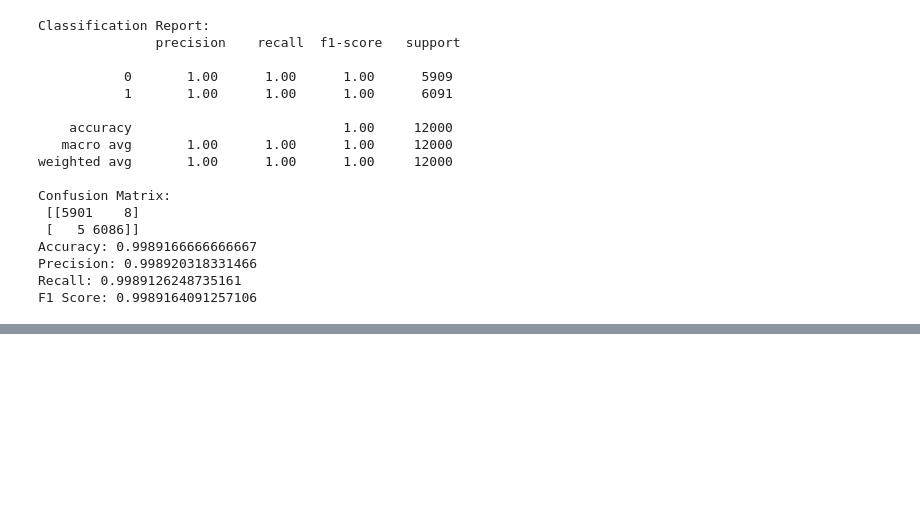
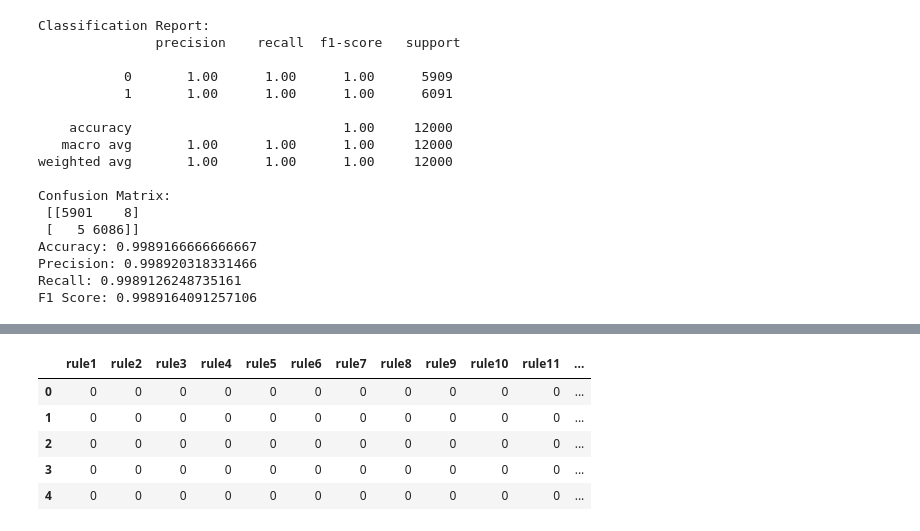
Before and after one commit to YaoDeTsai/fraud-detection-E.SUN, a Jupyter notebook: model/model_cessing.ipynb, the cells around one changed output, grey strips where cells are left out. Saved outputs shown, nothing was run; the diff lists cells and outputs as text; code cells hidden in the pictures; blank space fills up the shorter version.

```diff
--- a/model/model_cessing.ipynb
+++ b/model/model_cessing.ipynb
@@ -362,0 +367,3 @@ F1 Score: 0.9989164091257106
+# %%
+import wittgenstein as lw
+new_data = pd.read_csv("/Users/linyinghsiao/Downloads/sampled_data.csv")
@@ -362,0 +387,88 @@ F1 Score: 0.9989164091257106
+# %%
+# 根据提供的规则来创建新特征
+
+# 首先定义一系列的函数，每个函数对应一个规则
+def rule1(row):
+    return 1 if (61.0 <= row['stocn'] <= 126.0 and row['stscd'] == 1.0 and row['ecfg'] == 1) else 0
+
+def rule2(row):
+    return 1 if (61.0 <= row['stocn'] <= 126.0 and row['mchno'] == '45b6cb170af96950ffd009b6275bb22f5f5b052687d2379ecfa65f72b079a97c' and 2678.0 <= row['csmam'] <= 3047.0) else 0
+
+def rule3(row):
+    return 1 if (61.0 <= row['stocn'] <= 126.0 and 6911.0 <= row['scity'] <= 10300.0 and 323.0 <= row['mcc'] <= 324.0 and 890.0 <= row['conam'] <= 1350.0) else 0
+
+def rule4(row):
+    return 1 if (61.0 <= row['stocn'] <= 126.0 and 6911.0 <= row['scity'] <= 10300.0 and 1322.0 <= row['csmam'] <= 2678.0 and 323.0 <= row['mcc'] <= 324.0) else 0
+
+def rule5(row):
+    return 1 if (61.0 <= row['stocn'] <= 126.0 and 6911.0 <= row['scity'] <= 10300.0 and 786.8 <= row['csmam'] <= 1322.0) else 0
+
+def rule6(row):
+    return 1 if (61.0 <= row['stocn'] <= 126.0 and 6911.0 <= row['scity'] <= 10300.0) else 0
+
+def rule7(row):
+    return 1 if row['stscd'] == 1.0 else 0
+
+def rule8(row):
+    return 1 if (42.0 <= row['stocn'] <= 54.0 and row['mchno'] == 'bb7a4d0172198ec0babadfb60375755d66543372e4c1a1f7c2bb2e045401d41f' and 1350.0 <= row['conam'] <= 2600.0) else 0
+
+
+def rule9(row):
+    return 1 if (61.0 <= row['stocn'] <= 126.0 and 66.0 <= row['csmcu'] <= 68.0 and row['ecfg'] == 1 and 2990.0 <= row['conam'] <= 8546.82) else 0
+
+def rule10(row):
+    return 1 if (42.0 <= row['stocn'] <= 54.0 and row['csmam'] > 3047.0 and row['flg_3dsmk'] == 0 and 10300.0 <= row['scity'] <= 11170.0) else 0
+
+def rule11(row):
+    return 1 if (61.0 <= row['stocn'] <= 126.0 and 4662.0 <= row['scity'] <= 6911.0 and row['acqic'] == 'e084955bf377ded80e61579a6c89e1df891fdb7d8358554fa5136950584a3b33') else 0
+
+def rule12(row):
+    return 1 if (42.0 <= row['stocn'] <= 54.0 and 379.0 <= row['mcc'] <= 406.0 and 45.0 <= row['locdt'] <= 50.0) else 0
+
+def rule13(row):
+    return 1 if (42.0 <= row['stocn'] <= 54.0 and 379.0 <= row['mcc'] <= 406.0 and 20.0 <= row['csmam'] <= 75.0) else 0
+
+def rule14(row):
+    return 1 if (42.0 <= row['stocn'] <= 54.0 and row['scity'] > 15955.0) else 0
+
+def rule15(row):
+    return 1 if (61.0 <= row['stocn'] <= 126.0 and 66.0 <= row['csmcu'] <= 68.0 and row['ecfg'] == 1 and row['conam'] < 45.0) else 0
+
+def rule16(row):
+    return 1 if (61.0 <= row['stocn'] <= 126.0 and 66.0 <= row['csmcu'] <= 68.0 and row['conam'] > 8546.82) else 0
+
+def rule17(row):
+    return 1 if (42.0 <= row['stocn'] <= 54.0 and row['mchno'] == 'bb7a4d0172198ec0babadfb60375755d66543372e4c1a1f7c2bb2e045401d41f') else 0
+
+def rule18(row):
+    return 1 if (61.0 <= row['stocn'] <= 126.0 and 66.0 <= row['csmcu'] <= 68.0 and 163336.0 <= row['loctm'] <= 182649.6) else 0
+
+# 应用这些规则函数到数据集
+new_data['rule1'] = new_data.apply(rule1, axis=1)
+new_data['rule2'] = new_data.apply(rule2, axis=1)
+new_data['rule3'] = new_data.apply(rule3, axis=1)
+new_data['rule4'] = new_data.apply(rule4, axis=1)
+new_data['rule5'] = new_data.apply(rule5, axis=1)
+new_data['rule6'] = new_data.apply(rule6, axis=1)
+new_data['rule7'] = new_data.apply(rule7, axis=1)
+new_data['rule8'] = new_data.apply(rule8, axis=1)
+new_data['rule9'] = new_data.apply(rule9, axis=1)
+new_data['rule10'] = new_data.apply(rule10, axis=1)
+new_data['rule11'] = new_data.apply(rule11, axis=1)
+new_data['rule12'] = new_data.apply(rule12, axis=1)
+new_data['rule13'] = new_data.apply(rule13, axis=1)
+new_data['rule14'] = new_data.apply(rule14, axis=1)
+new_data['rule15'] = new_data.apply(rule15, axis=1)
+new_data['rule16'] = new_data.apply(rule16, axis=1)
+new_data['rule17'] = new_data.apply(rule17, axis=1)
+new_data['rule18'] = new_data.apply(rule18, axis=1)
+
+# 检查新特征
+new_data[['rule1', 'rule2', 'rule3', 'rule4', 'rule5', 'rule6', 'rule7', 'rule8','rule9', 'rule10', 'rule11', 'rule12', 'rule13', 'rule14', 'rule15', 'rule16', 'rule17', 'rule18']].head()
+# %% [output]
+|  | rule1 | rule2 | rule3 | rule4 | rule5 | rule6 | rule7 | rule8 | rule9 | rule10 | rule11 | ... |
+| 0 | 0 | 0 | 0 | 0 | 0 | 0 | 0 | 0 | 0 | 0 | 0 | ... |
+| 1 | 0 | 0 | 0 | 0 | 0 | 0 | 0 | 0 | 0 | 0 | 0 | ... |
+| 2 | 0 | 0 | 0 | 0 | 0 | 0 | 0 | 0 | 0 | 0 | 0 | ... |
+| 3 | 0 | 0 | 0 | 0 | 0 | 0 | 0 | 0 | 0 | 0 | 0 | ... |
+| 4 | 0 | 0 | 0 | 0 | 0 | 0 | 0 | 0 | 0 | 0 | 0 | ... |
```
Also changed, not shown: parts of 20 cells of this notebook, 1 other file.
